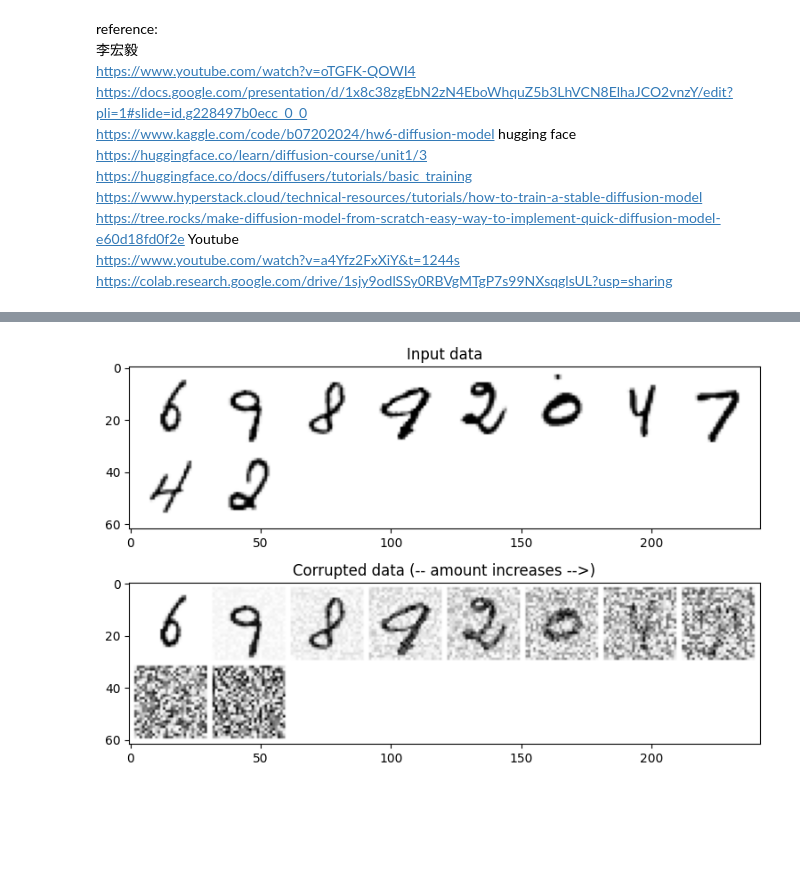
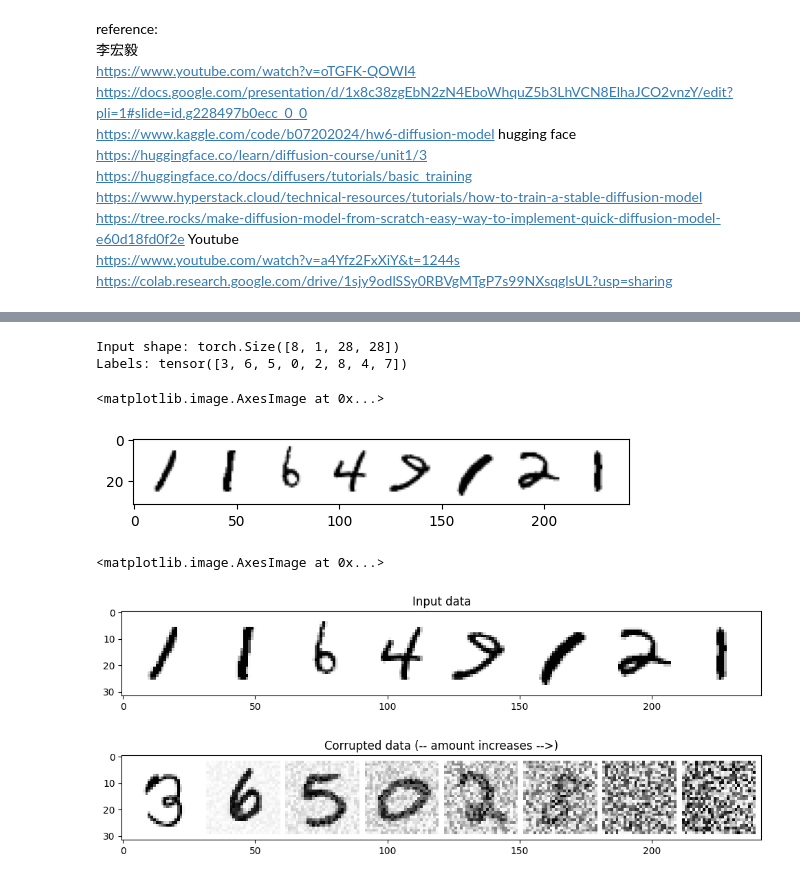
Before and after one commit to gosienna/2D-Duffusion-model-from-scratch, a Jupyter notebook: 2d-duffusion-model-from-scratch.ipynb, the cells around one changed output, grey strips where cells are left out. Drawn from its saved outputs; the diff is of its cells as text; code cells hidden in the pictures; blank space fills up the shorter version.

```diff
--- a/2d-duffusion-model-from-scratch.ipynb
+++ b/2d-duffusion-model-from-scratch.ipynb
@@ -25,9 +34,3 @@ def corrupt(x, amount):
     noise = torch.rand_like(x)
     amount = amount.view(-1, 1, 1, 1)  # Sort shape so broadcasting works
     return x * (1 - amount) + noise * amount
-# %%
-dataset = torchvision.datasets.MNIST(
-    root="mnist/", train=True, download=True, transform=torchvision.transforms.ToTensor()
-)
-train_dataloader = DataLoader(dataset, batch_size=10, shuffle=True)
-x, y = next(iter(train_dataloader))
@@ -66,16 +36,0 @@ Extracting mnist/MNIST/raw/t10k-labels-idx1-ubyte.gz to mnist/MNIST/raw
-# %%
-# Plotting the input data
-fig, axs = plt.subplots(2, 1, figsize=(12, 5))
-axs[0].set_title("Input data")
-axs[0].imshow(torchvision.utils.make_grid(x)[0], cmap="Greys")
-
-# Adding noise
-amount = torch.linspace(0, 1, x.shape[0])  # Left to right -> more corruption
-noised_x = corrupt(x, amount)
-
-# Plotting the noised version
-axs[1].set_title("Corrupted data (-- amount increases -->)")
-axs[1].imshow(torchvision.utils.make_grid(noised_x)[0], cmap="Greys")
-fig.tight_layout()
-# %% [output]
-[figure, removed]
@@ -122,0 +51,30 @@ class BasicUNet(nn.Module):
+# %%
+dataset = torchvision.datasets.MNIST(
+    root="mnist/", train=True, download=False, transform=torchvision.transforms.ToTensor()
+)
+train_dataloader = DataLoader(dataset, batch_size=8, shuffle=True)
+x2, y2 = next(iter(train_dataloader))
+print("Input shape:", x2.shape)
+print("Labels:", y2)
+plt.imshow(torchvision.utils.make_grid(x)[0], cmap="Greys")
+# %% [output]
+Input shape: torch.Size([8, 1, 28, 28])
+Labels: tensor([3, 6, 5, 0, 2, 8, 4, 7])
+<matplotlib.image.AxesImage at 0x...>
+[figure, added]
+# %%
+# Plotting the input data
+fig, axs = plt.subplots(2, 1, figsize=(12, 5))
+axs[0].set_title("Input data")
+axs[0].imshow(torchvision.utils.make_grid(x)[0], cmap="Greys")
+
+# Adding noise
+amount = torch.linspace(0, 1, x2.shape[0])  # Left to right -> more corruption
+noised_x = corrupt(x2, amount)
+
+# Plotting the noised version
+axs[1].set_title("Corrupted data (-- amount increases -->)")
+axs[1].imshow(torchvision.utils.make_grid(noised_x)[0], cmap="Greys")
+# %% [output]
+<matplotlib.image.AxesImage at 0x...>
+[figure, added]
```
Also changed, not shown: parts of 12 cells of this notebook, 14 other files.
